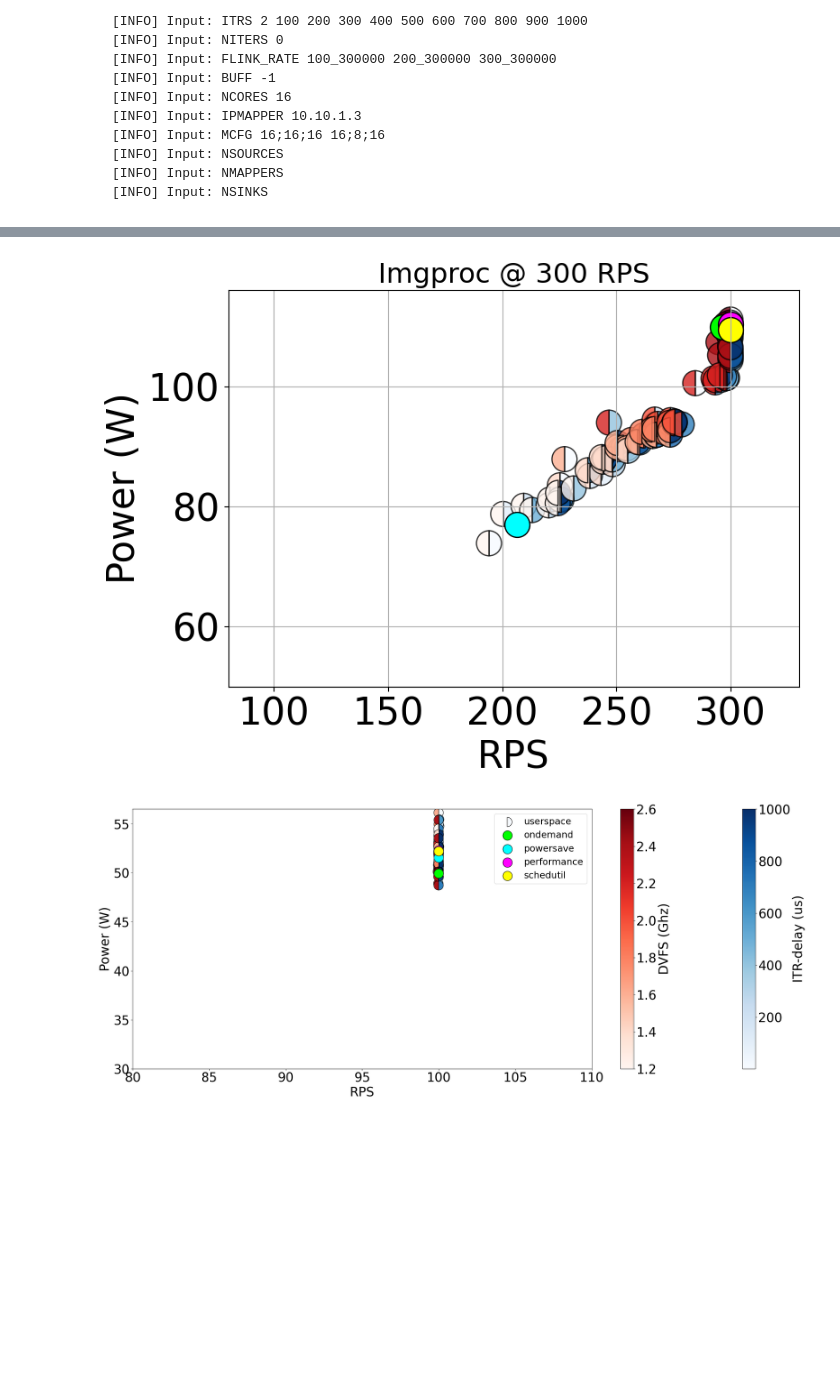
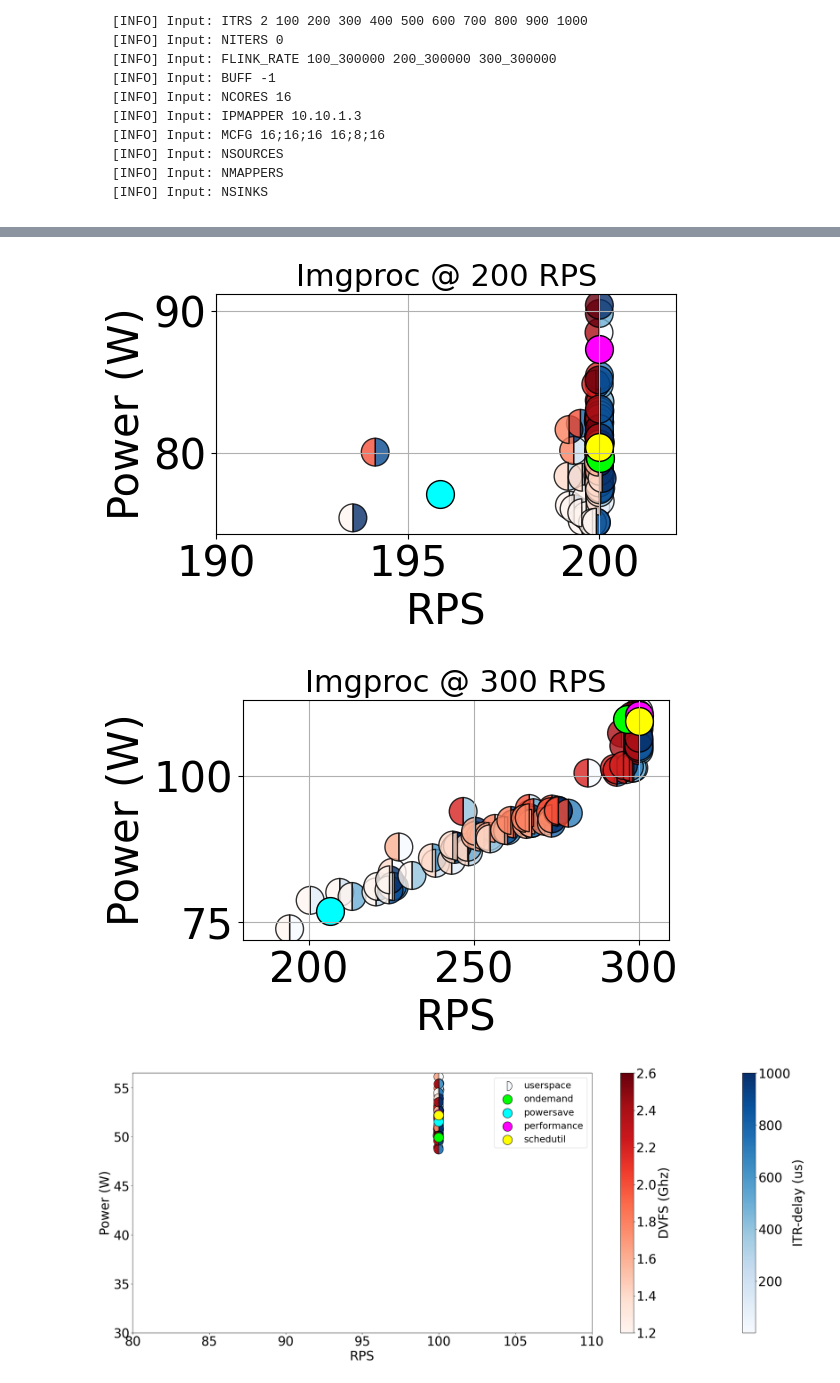
Before and after one commit to EEStrmCmptng/dataset, a Jupyter notebook: micro/imgproc/ITRDVFS/IMGPROC-ITR-DVFS.ipynb, the cells around one changed output, grey strips where cells are left out. Drawn from its saved outputs; the diff is of its cells as text; code cells hidden in the pictures; blank space fills up the shorter version.

```diff
--- a/micro/imgproc/ITRDVFS/IMGPROC-ITR-DVFS.ipynb
+++ b/micro/imgproc/ITRDVFS/IMGPROC-ITR-DVFS.ipynb
@@ -26,7 +26,7 @@ df_comb = pd.read_csv("combined.csv")
 df_comb["SourcenumRecordsOutPerSecond_percent"] = 1.0-(df_comb['SourcenumRecordsOutPerSecond_avg']/df_comb['rate'])
 df_comb["SourcenumRecordsOutPerSecond_percent"] = df_comb["SourcenumRecordsOutPerSecond_percent"].apply(lambda x: 0.0 if x <= 0.0 else x)
 def graph(rate, dfo, dfu, dfpo, dfpe, dfs, left=-0.1, right=1.1, metric='SourcenumRecordsOutPerSecond_percent'):
-    plt.rcParams['figure.figsize'] = 8,6
+    plt.rcParams['figure.figsize'] = 6, 4
     plt.rc('axes', labelsize=30)    # fontsize of the x and y labels
     plt.rc('xtick', labelsize=30)    # fontsize of the tick labels
     plt.rc('ytick', labelsize=30)    # fontsize of the tick labels
@@ -64,7 +64,7 @@ def graph(rate, dfo, dfu, dfpo, dfpe, dfs, left=-0.1, right=1.1, metric='Sourcen
     ax.set_xlabel('RPS')
     ax.set_ylabel('Power (W)')
     ax.set_xlim(left=left, right=right)
-    ax.set_ylim(bottom=50, top=116)
+    #ax.set_ylim(bottom=50, top=116)
 
     ax.set_title(f"Imgproc @ {rate} RPS", size=22)
     #plt.legend(fontsize=22)
@@ -74,13 +85,25 @@ def graph(rate, dfo, dfu, dfpo, dfpe, dfs, left=-0.1, right=1.1, metric='Sourcen
+# %%
+rate=200
+dfo = df_comb[(df_comb.rate == rate) & (df_comb.nmappers == 16) & (df_comb.policy == 'ondemand')]
+dfpo = df_comb[(df_comb.rate == rate) & (df_comb.nmappers == 16) & (df_comb.policy == 'powersave')]
+dfpe = df_comb[(df_comb.rate == rate) & (df_comb.nmappers == 16) & (df_comb.policy == 'performance')]
+dfs = df_comb[(df_comb.rate == rate) & (df_comb.nmappers == 16) & (df_comb.policy == 'schedutil')]
+dfu = df_comb[(df_comb.rate == rate) & (df_comb.nmappers == 16) & (df_comb.policy == 'userspace')]
+graph(rate, dfo, dfu, dfpo, dfpe, dfs, 190, int(rate+(rate*0.01)), metric='SourcenumRecordsOutPerSecond_avg')
+plt.savefig("imgprocitrdvfs200.pdf", bbox_inches='tight')
+# %% [output]
+[figure, added]
 # %%
 rate=300
 dfo = df_comb[(df_comb.rate == rate) & (df_comb.nmappers == 16) & (df_comb.policy == 'ondemand')]
 dfpo = df_comb[(df_comb.rate == rate) & (df_comb.nmappers == 16) & (df_comb.policy == 'powersave')]
 dfpe = df_comb[(df_comb.rate == rate) & (df_comb.nmappers == 16) & (df_comb.policy == 'performance')]
 dfs = df_comb[(df_comb.rate == rate) & (df_comb.nmappers == 16) & (df_comb.policy == 'schedutil')]
 dfu = df_comb[(df_comb.rate == rate) & (df_comb.nmappers == 16) & (df_comb.policy == 'userspace')]
-graph(rate, dfo, dfu, dfpo, dfpe, dfs, 80, int(rate+(rate*0.10)), metric='SourcenumRecordsOutPerSecond_avg')
+graph(rate, dfo, dfu, dfpo, dfpe, dfs, 180, int(rate+(rate*0.03)), metric='SourcenumRecordsOutPerSecond_avg')
+plt.savefig("imgprocitrdvfs300.pdf", bbox_inches='tight')
 # %% [output]
-[figure, old version]
+[figure, new version]
 # %%
 for rate in [100, 200, 300]:
     dfo = df_comb[(df_comb.rate == rate) & (df_comb.nmappers == 16) & (df_comb.policy == 'ondemand')]
```
Also changed, not shown: parts of 1 cell of this notebook, 1 other file.
